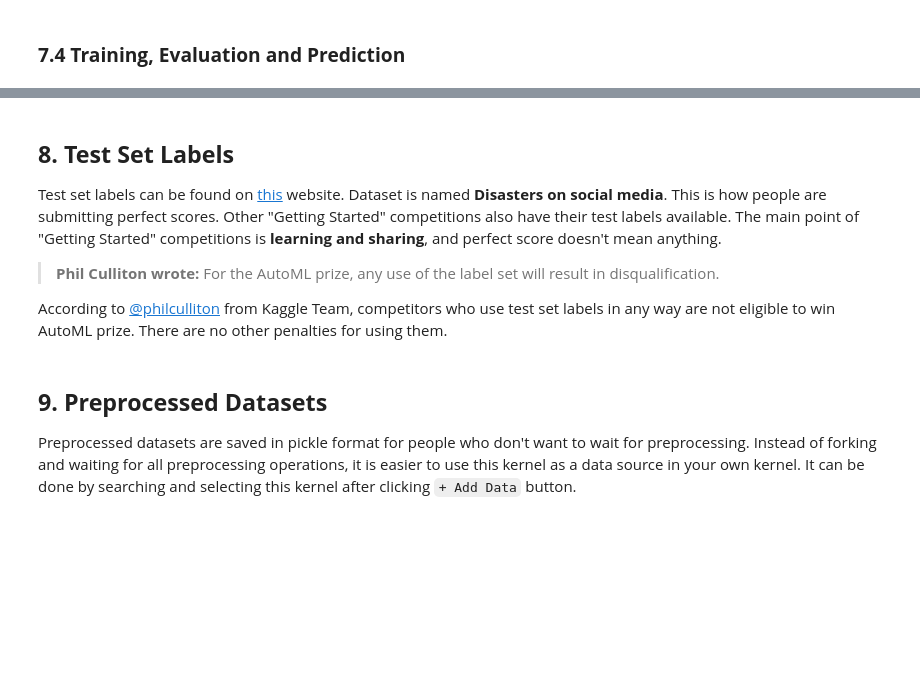
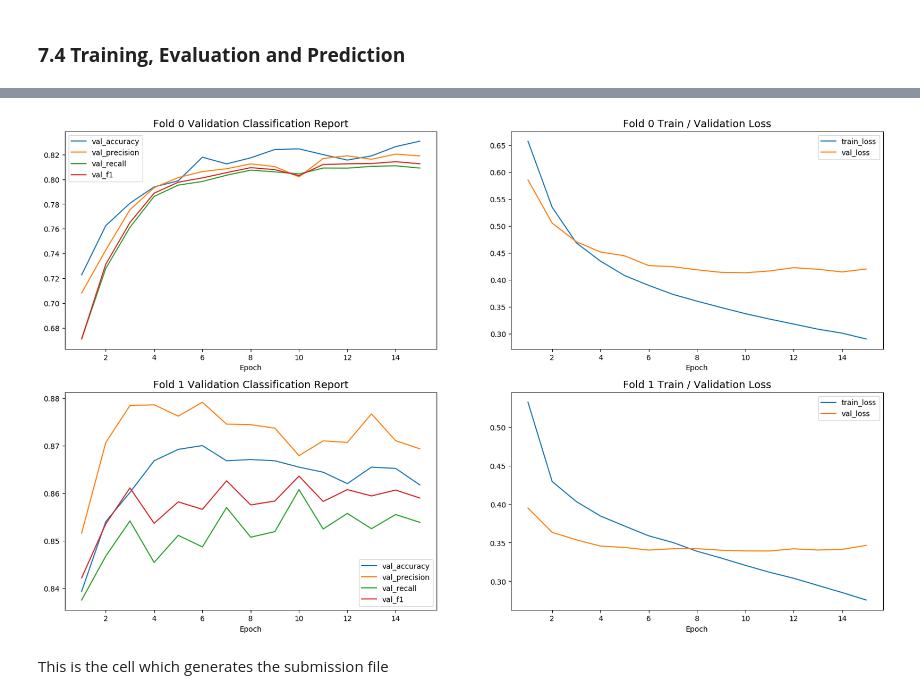
Before and after one commit to mirmahathir1/MLSamples, a Jupyter notebook: Disaster_tweets/notebook2/output/EDA, Cleaning and BERT.ipynb, the cells around one changed output, grey strips where cells are left out. Cells and saved outputs as stored; diff of their text form; code cells hidden in the pictures; blank space fills up the shorter version.

Commit message:
Finished reading the disaster tweet notebook

```diff
--- a/Disaster_tweets/notebook2/output/EDA, Cleaning and BERT.ipynb
+++ b/Disaster_tweets/notebook2/output/EDA, Cleaning and BERT.ipynb
@@ -1968,0 +2035,6 @@ clf.plot_learning_curve()
+# %%
+with open('saved_model/scores.pickle', 'wb') as f:
+    pickle.dump(scores, f)
+# %%
+with open('saved_model/history.pickle', 'wb') as f:
+    pickle.dump(history, f)
@@ -1968,0 +2043,13 @@ clf.plot_learning_curve()
+# %%
+models=[0]*K
+for fold in range(K):
+    models[fold] = tf.keras.models.load_model('saved_model/my_model'+str(fold)+'/')
+
+with open('saved_model/tokenizer.pickle', 'rb') as f:
+    tokenizer = pickle.load(f)
+
+with open('saved_model/scores.pickle', 'rb') as f:
+    scores = pickle.load(f)
+
+with open('saved_model/history.pickle', 'rb') as f:
+    history = pickle.load(f)
@@ -1969 +2098,44 @@ clf.plot_learning_curve()
+# %%
+# create subgraphs in K rows and 2 columns. the height of each subfigure is 6, so- calculate
+# the size of the whole figure accordingly. The width of the whole figure is 20. set the dpi to be 100
+fig, axes = plt.subplots(nrows=K, ncols=2, figsize=(20, K * 6), dpi=100)
+
+# loop for each fold
+for i in range(K):
+
+    # Classification Report curve
+    # draw a curve of accuracy vs number of epochs on the first subplot
+    sns.lineplot(x=np.arange(1, epochs + 1), y=history[i]['val_accuracy'], ax=axes[i][0], label='val_accuracy')
+
+    # draw three curves of precision vs epochs, recall vs epochs and f1 vs epochs on the same
+    # first subplot of the fold
+    sns.lineplot(x=np.arange(1, epochs + 1), y=scores[i]['validation']['precision'], ax=axes[i][0], label='val_precision')
+    sns.lineplot(x=np.arange(1, epochs + 1), y=scores[i]['validation']['recall'], ax=axes[i][0], label='val_recall')
+    sns.lineplot(x=np.arange(1, epochs + 1), y=scores[i]['validation']['f1'], ax=axes[i][0], label='val_f1')
+
+    # enable legends for the first subplot
+    axes[i][0].legend()
+
+    # set the title for the first subplot
+    axes[i][0].set_title('Fold {} Validation Classification Report'.format(i), fontsize=14)
+
+    # draw two plots of training loss vs epochs and validation loss vs epochs
+    sns.lineplot(x=np.arange(1, epochs + 1), y=history[i]['loss'], ax=axes[i][1], label='train_loss')
+    sns.lineplot(x=np.arange(1, epochs + 1), y=history[i]['val_loss'], ax=axes[i][1], label='val_loss')
+
+    # enable legends for the second subplot
+    axes[i][1].legend()
+    axes[i][1].set_title('Fold {} Train / Validation Loss'.format(i), fontsize=14)
+
+    # set the label of x axis of both subplots
+    for j in range(2):
+        axes[i][j].set_xlabel('Epoch')
+#         axes[i][j].tick_params(axis='x', labelsize=12)
+#         axes[i][j].tick_params(axis='y', labelsize=12)
+
+plt.show()
+# %% [output]
+[figure, added]
+# %% [markdown]
+This is the cell which generates the submission file
 # %%
@@ -1975,9 +2153 @@ model_submission.to_csv('model_submission.csv', index=False)
 model_submission.describe()
-# %% [markdown]
-## **8. Test Set Labels**
-Test set labels can be found on [this](https://www.figure-eight.com/data-for-everyone/) website. Dataset is named **Disasters on social media**. This is how people are submitting perfect scores. Other "Getting Started" competitions also have their test labels available. The main point of "Getting Started" competitions is **learning and sharing**, and perfect score doesn't mean anything.
-
-> **Phil Culliton wrote:**
-> For the AutoML prize, any use of the label set will result in disqualification.
-
-According to [@philculliton](https://www.kaggle.com/philculliton) from Kaggle Team, competitors who use test set labels in any way are not eligible to win AutoML prize. There are no other penalties for using them.
@@ -2002,3 +2153,0 @@ perfect_submission.describe()
-# %% [markdown]
-## **9. Preprocessed Datasets**
-Preprocessed datasets are saved in pickle format for people who don't want to wait for preprocessing. Instead of forking and waiting for all preprocessing operations, it is easier to use this kernel as a data source in your own kernel. It can be done by searching and selecting this kernel after clicking `+ Add Data` button.
```
Also changed, not shown: parts of 92 cells of this notebook, 5 other files.
